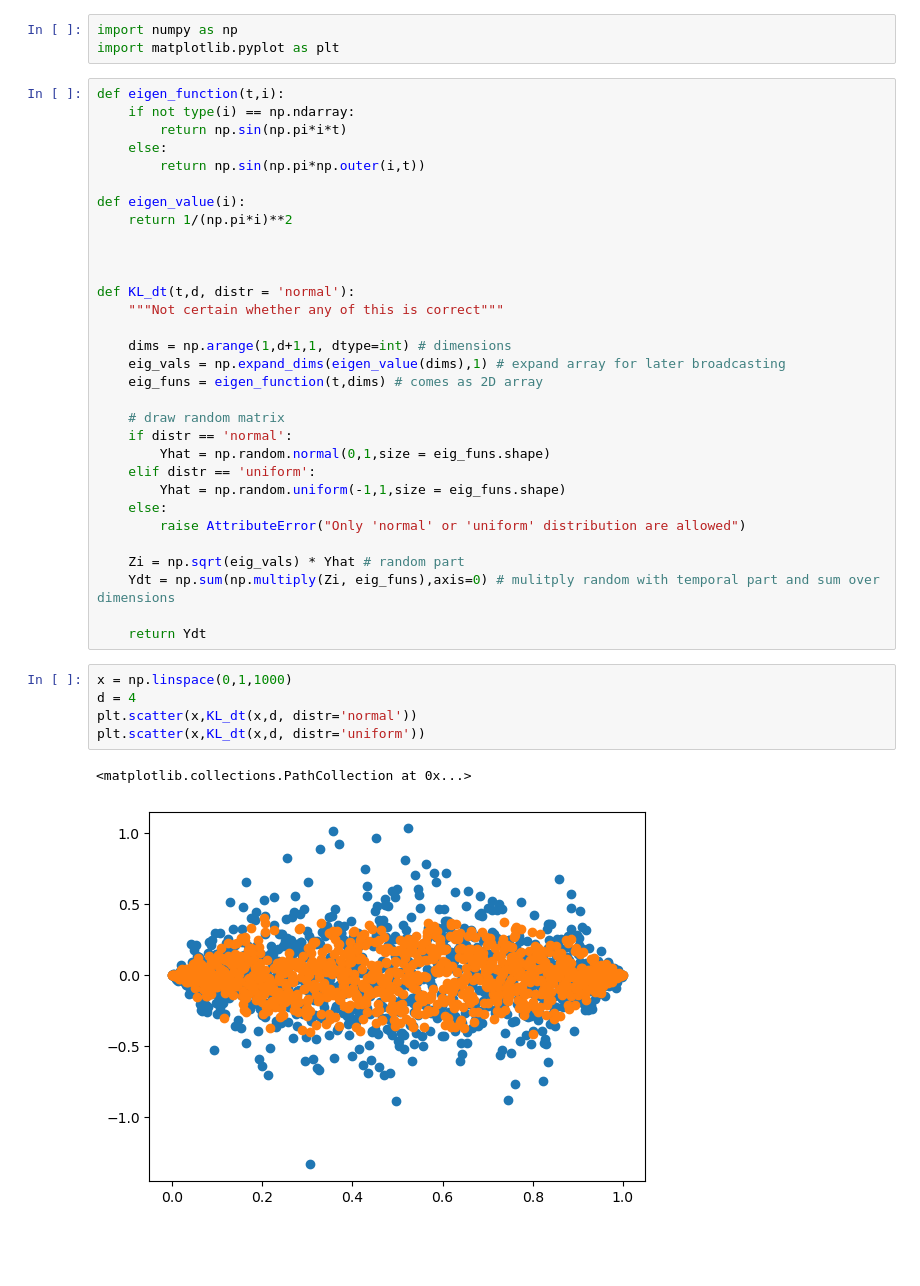
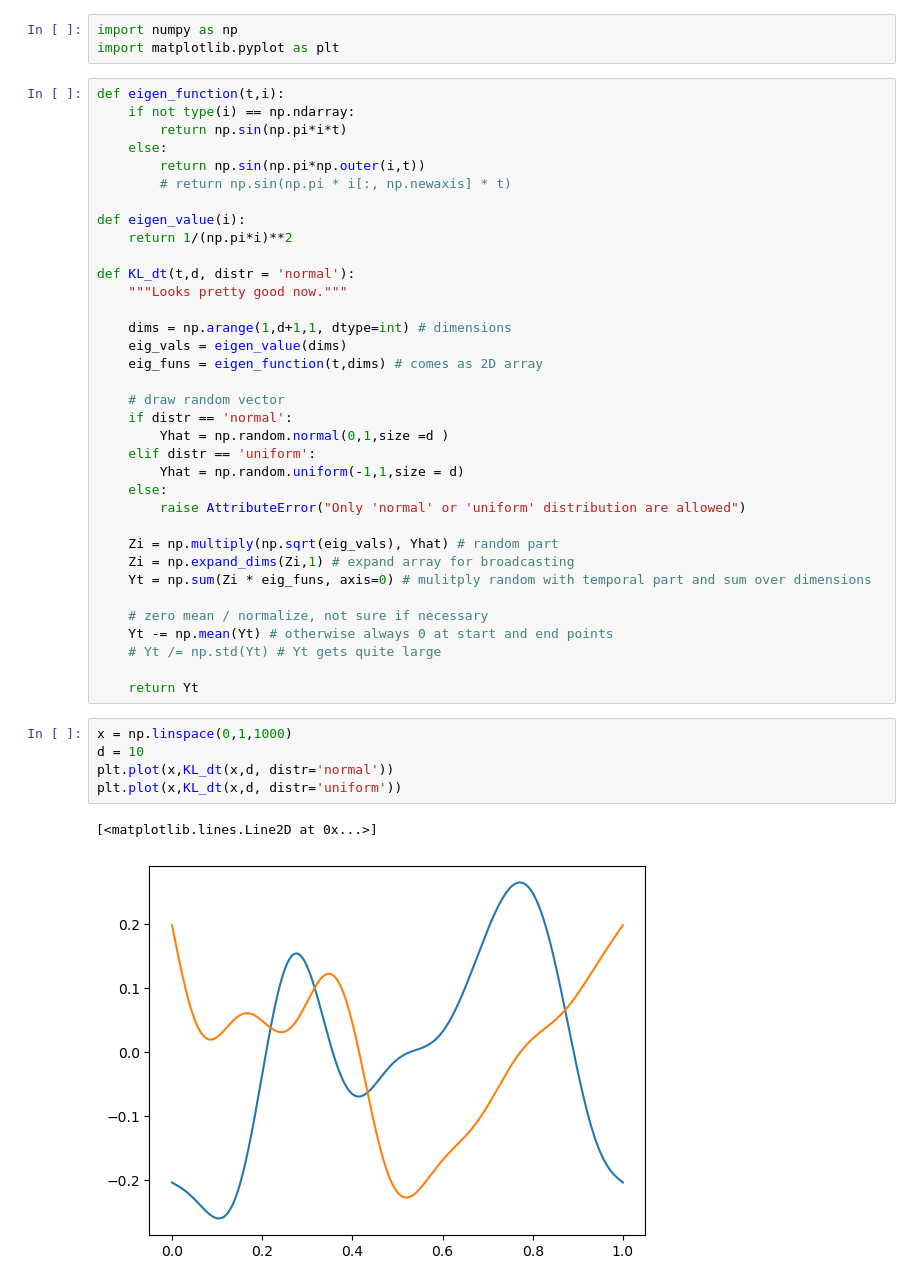
Before and after one commit to NiklasSchaaf/UQ_2023, a Jupyter notebook: homework_2/homework_2_nik.ipynb, the cells around one changed output. Saved outputs shown, nothing was run; the diff lists cells and outputs as text; blank space fills up the shorter version.

Commit message:
solution to first part

```diff
--- a/homework_2/homework_2_nik.ipynb
+++ b/homework_2/homework_2_nik.ipynb
@@ -7,36 +7,40 @@ def eigen_function(t,i):
         return np.sin(np.pi*i*t)
     else:
         return np.sin(np.pi*np.outer(i,t))
+        # return np.sin(np.pi * i[:, np.newaxis] * t)
 
 def eigen_value(i):
     return 1/(np.pi*i)**2
 
-
-
 def KL_dt(t,d, distr = 'normal'):
-    """Not certain whether any of this is correct"""
+    """Looks pretty good now."""
 
     dims = np.arange(1,d+1,1, dtype=int) # dimensions
-    eig_vals = np.expand_dims(eigen_value(dims),1) # expand array for later broadcasting
+    eig_vals = eigen_value(dims)
     eig_funs = eigen_function(t,dims) # comes as 2D array
 
-    # draw random matrix
+    # draw random vector
     if distr == 'normal':
-        Yhat = np.random.normal(0,1,size = eig_funs.shape)
+        Yhat = np.random.normal(0,1,size =d )
     elif distr == 'uniform':
-        Yhat = np.random.uniform(-1,1,size = eig_funs.shape)
+        Yhat = np.random.uniform(-1,1,size = d)
     else:
         raise AttributeError("Only 'normal' or 'uniform' distribution are allowed")
 
-    Zi = np.sqrt(eig_vals) * Yhat # random part
-    Ydt = np.sum(np.multiply(Zi, eig_funs),axis=0) # mulitply random with temporal part and sum over dimensions
+    Zi = np.multiply(np.sqrt(eig_vals), Yhat) # random part
+    Zi = np.expand_dims(Zi,1) # expand array for broadcasting
+    Yt = np.sum(Zi * eig_funs, axis=0) # mulitply random with temporal part and sum over dimensions
 
-    return Ydt
+    # zero mean / normalize, not sure if necessary
+    Yt -= np.mean(Yt) # otherwise always 0 at start and end points
+    # Yt /= np.std(Yt) # Yt gets quite large
+
+    return Yt
 # %%
 x = np.linspace(0,1,1000)
-d = 4
-plt.scatter(x,KL_dt(x,d, distr='normal'))
-plt.scatter(x,KL_dt(x,d, distr='uniform'))
+d = 10
+plt.plot(x,KL_dt(x,d, distr='normal'))
+plt.plot(x,KL_dt(x,d, distr='uniform'))
 # %% [output]
-<matplotlib.collections.PathCollection at 0x...>
+[<matplotlib.lines.Line2D at 0x...>]
-[figure, old version]
+[figure, new version]
```
Also changed, not shown: parts of 1 cell of this notebook.
